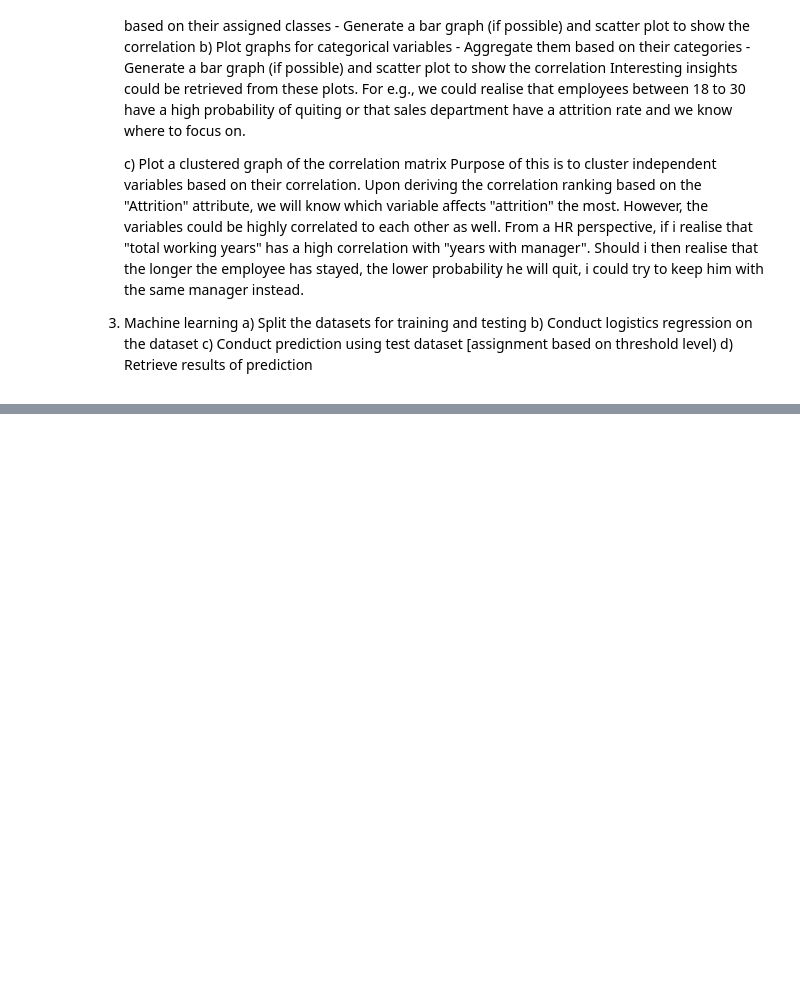
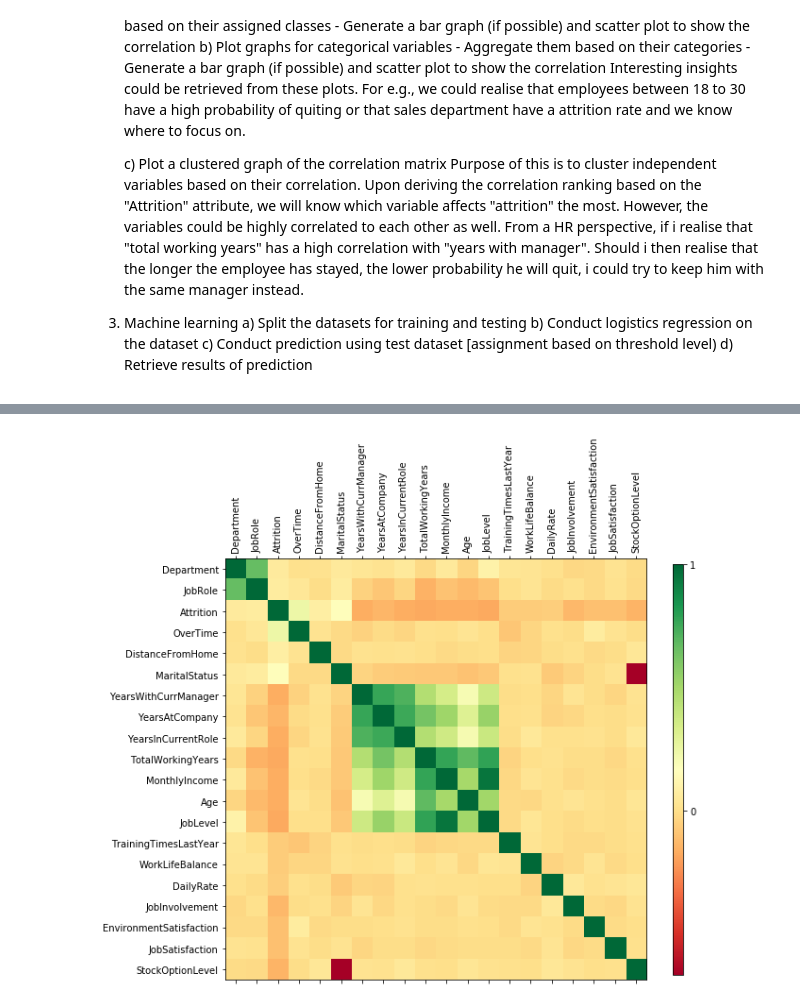
Before and after one commit to woonzh/hranalysis, a Jupyter notebook: Untitled1.ipynb, the cells around one changed output, grey strips where cells are left out. Cells and saved outputs as stored; diff of their text form; code cells hidden in the pictures; blank space fills up the shorter version.

```diff
--- a/Untitled1.ipynb
+++ b/Untitled1.ipynb
@@ -36,3 +36,99 @@ Upon deriving the correlation ranking based on the "Attrition" attribute, we wil
     b) Conduct logistics regression on the dataset
     c) Conduct prediction using test dataset [assignment based on threshold level)
     d) Retrieve results of prediction
+# %%
+import pandas as pd
+from sklearn import preprocessing as pp
+
+info={}
+
+#convert categorical columns to numerical
+def cleanTable(df):
+    global info
+    transformations={}
+    df2=df.copy()
+    d=list(df2.select_dtypes(include=['object']))
+    for i in d:
+        tem=df2[i].astype('category')
+        le=pp.LabelEncoder()
+        le.fit(tem)
+        df2[i]=le.transform(tem)
+        transformations[i]=le
+
+    info['transformations']=transformations
+    return df2
+
+#find nan values in list
+def findNan(df):
+    return df!=df
+
+#clean up columns
+def filterCorr(df):
+    global info
+    #find corr
+    rawcorr=df.corr()
+    store=pd.DataFrame()
+    store['cor']=rawcorr['Attrition']
+    store['abs cor']=abs(store['cor'])
+    store=store.sort_values(by=['abs cor'], ascending=False)
+    cor=store['abs cor']
+
+    #remove Nan columns
+    nans=findNan(cor)
+    removedColumns=list(nans[nans==True].index)
+    df2=df.drop(removedColumns,axis=1)
+
+    #remove low corr columns
+    tem=list(cor[cor<0.05].index)
+    removedColumns+=tem
+    df2=df2.drop(tem, axis=1)
+
+    info['removed columns']=removedColumns
+    return df2,store, rawcorr
+
+#main call
+def dataCleanse(df):
+    global info
+    df2=cleanTable(df)
+    print('table transformed')
+    converteddf, cor, rawcorr=filterCorr(df2)
+    print('table cleaned based on corr')
+    leandf=df.drop(info['removed columns'], axis=1)
+
+    return leandf, converteddf, cor, info, rawcorr
+
+def plot_corr(df,size, path):
+    corr = df.corr()
+
+    # Plot the correlation matrix
+    fig, ax = mp.subplots(figsize=(size, size))
+    cax = ax.matshow(corr, cmap='RdYlGn')
+    mp.xticks(range(len(corr.columns)), corr.columns, rotation=90);
+    mp.yticks(range(len(corr.columns)), corr.columns);
+
+    # Add the colorbar legend
+    cbar = fig.colorbar(cax, ticks=[-1, 0, 1], aspect=40, shrink=.8)
+    path='graphs/corr.png'
+    mp.show()
+    #mp.savefig(path)
+    #mp.close()
+
+def corrgraph(df):
+    X = df.corr().values
+    d = sch.distance.pdist(X)
+    L = sch.linkage(d, method='complete')
+    ind = sch.fcluster(L, 0.5*d.max(), 'distance')
+    columns = [df.columns.tolist()[i] for i in list((np.argsort(ind)))]
+    df2 = df.reindex_axis(columns, axis=1)
+
+    path='graphs/corr.png'
+    plot_corr(df2, 10, path)
+
+    return path
+
+
+df=pd.read_csv('Dataset - Human Resource.csv')
+leandf, converteddf, cor, info, rawcorr=dataCleanse(df)
+print(cor)
+path=corrgraph(converteddf)
+# %% [output]
@@ -38,0 +152 @@ Upon deriving the correlation ranking based on the "Attrition" attribute, we wil
+[figure, added]
```
Also changed, not shown: parts of 7 cells of this notebook, 1 other file.
